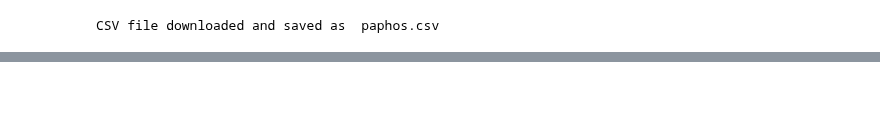
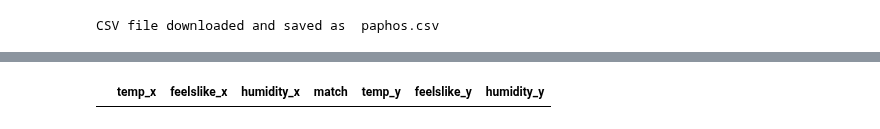
Before and after one commit to werowe/HypatiaAcademy, a Jupyter notebook: stats/check_numbers_paphos_summer_weather_csv.ipynb, the cells around one changed output, grey strips where cells are left out. Cells and saved outputs as stored; diff of their text form; code cells hidden in the pictures; blank space fills up the shorter version.

```diff
--- a/stats/check_numbers_paphos_summer_weather_csv.ipynb
+++ b/stats/check_numbers_paphos_summer_weather_csv.ipynb
@@ -111,0 +209,4 @@ df=df.between_time('08:00', '18:00')
+# %%
+df
+# %% [output]
+|  | temp_x | feelslike_x | humidity_x | match | temp_y | feelslike_y | humidity_y |
```
Also changed, not shown: parts of 11 cells of this notebook.
